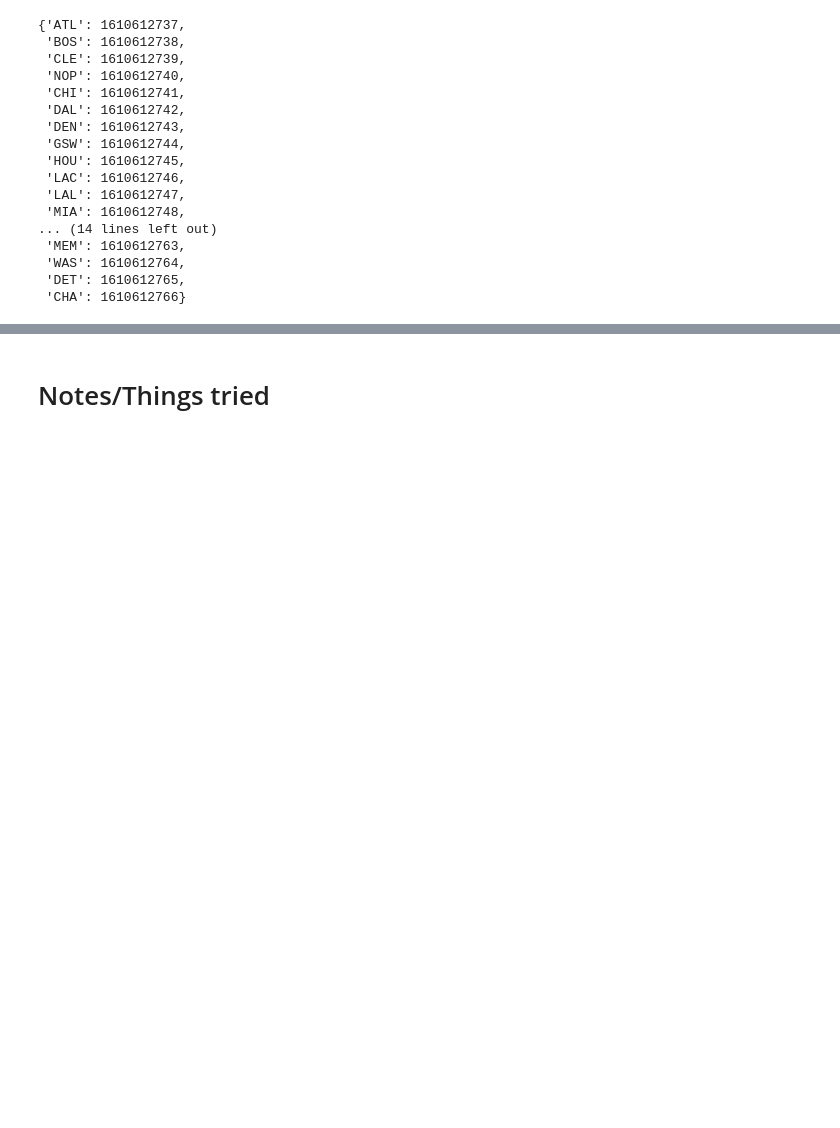
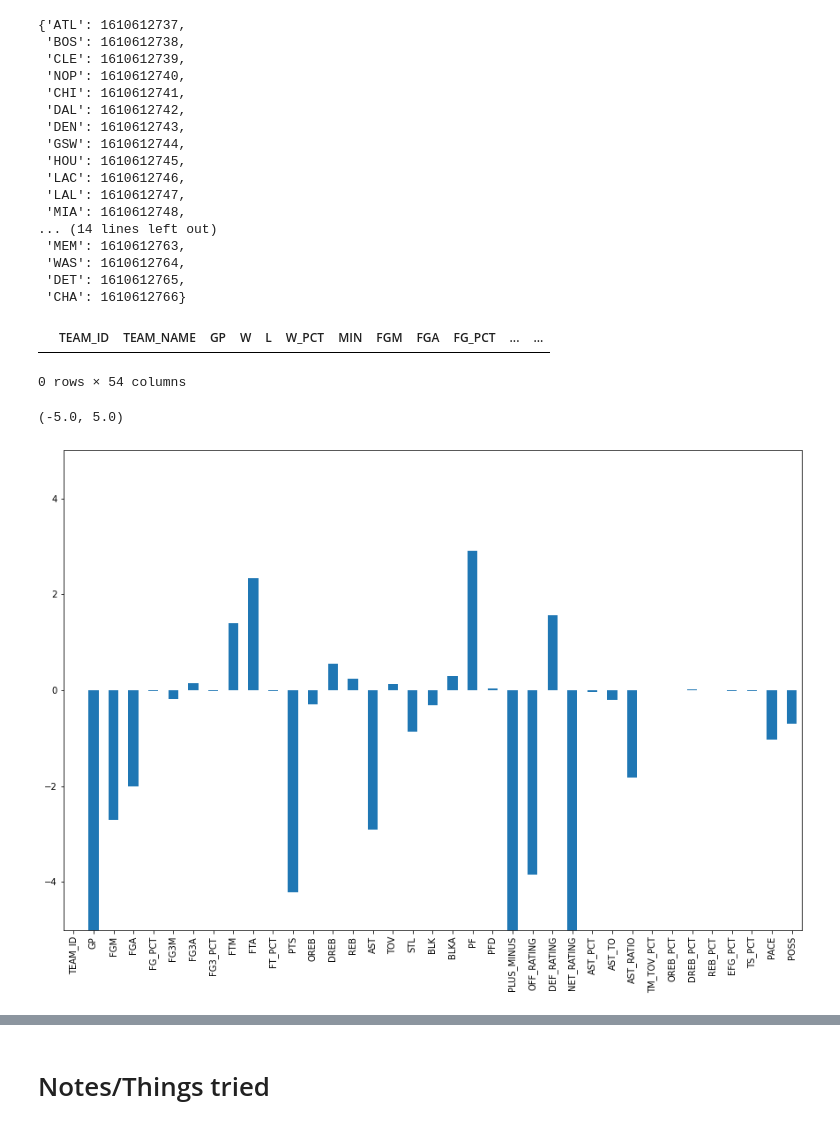
Before and after one commit to zhum01/NBA, a Jupyter notebook: Regular Season vs. Playoffs/2022.01.11_playoffs_vs_regSeason.ipynb, the cells around one changed output, grey strips where cells are left out. Saved outputs shown, nothing was run; the diff lists cells and outputs as text; code cells hidden in the pictures; blank space fills up the shorter version.

Commit message:
plot diffs

```diff
--- a/Regular Season vs. Playoffs/2022.01.11_playoffs_vs_regSeason.ipynb
+++ b/Regular Season vs. Playoffs/2022.01.11_playoffs_vs_regSeason.ipynb
@@ -59,0 +39,48 @@ playoffsStats = playoffsStandard.merge(playoffsAdvanced[['TEAM_ID'] + advancedSt
+# %%
+def preprocess_team_stats(seasonStr, playoffsOrSeason):
+    # Get per game stats using leaguedashteamstats
+    # Then do a few preprocessing steps (eg. merge traditional and advanced stats into one df)
+
+    # get regular season stats
+    temp = leaguedashteamstats.LeagueDashTeamStats(season=seasonStr, per_mode_detailed='PerGame', season_type_all_star=playoffsOrSeason)
+    standardDf = temp.get_data_frames()[0][['TEAM_NAME', 'TEAM_ID', 'GP'] + standardStats]
+
+    temp = leaguedashteamstats.LeagueDashTeamStats(season=seasonStr, measure_type_detailed_defense='Advanced', season_type_all_star=playoffsOrSeason)
+    advancedDf = temp.get_data_frames()[0][['TEAM_NAME', 'TEAM_ID', 'GP'] + advancedStats]
+
+    # merge per-game and advanced into one table
+    mergedDf = standardDf.merge(advancedDf[['TEAM_ID'] + advancedStats], on='TEAM_ID', how='right')
+    mergedDf.index = mergedDf['TEAM_NAME'] # use team names as indices
+    mergedDf = mergedDf.drop('TEAM_NAME', axis=1)
+    mergedDf['POSS'] = mergedDf['POSS']/mergedDf['GP'] # get per game posessions
+
+    return mergedDf
+# %%
+seasonStr = '1995-96'
+
+temp = leaguedashteamstats.LeagueDashTeamStats(season=seasonStr)
+temp.get_data_frames()[0]
+# %% [output]
+|  | TEAM_ID | TEAM_NAME | GP | W | L | W_PCT | MIN | FGM | FGA | FG_PCT | ... | ... |
+0 rows × 54 columns
+# %%
+from nba_api.stats.endpoints import leaguedashteamstats
+
+seasonStr = '2001-02'
+
+regSeasonStats = preprocess_team_stats(seasonStr, playoffsOrSeason='Regular Season')
+playoffStats = preprocess_team_stats(seasonStr, playoffsOrSeason='Playoffs')
+# %%
+# parse to get regSeason stats of only those teams that made playoffs that season
+regSeasonParsed = regSeasonStats.loc[playoffStats.index.to_list()]
+
+# subtract regSeason stats from playoffs
+pMinusR = playoffStats - regSeasonParsed
+# %%
+figH = plt.figure(figsize=(15,10))
+
+pMinusR.mean().plot.bar()
+plt.ylim([-5, 5])
+# %% [output]
+(-5.0, 5.0)
+[figure, added]
```
Also changed, not shown: parts of 5 cells of this notebook.
